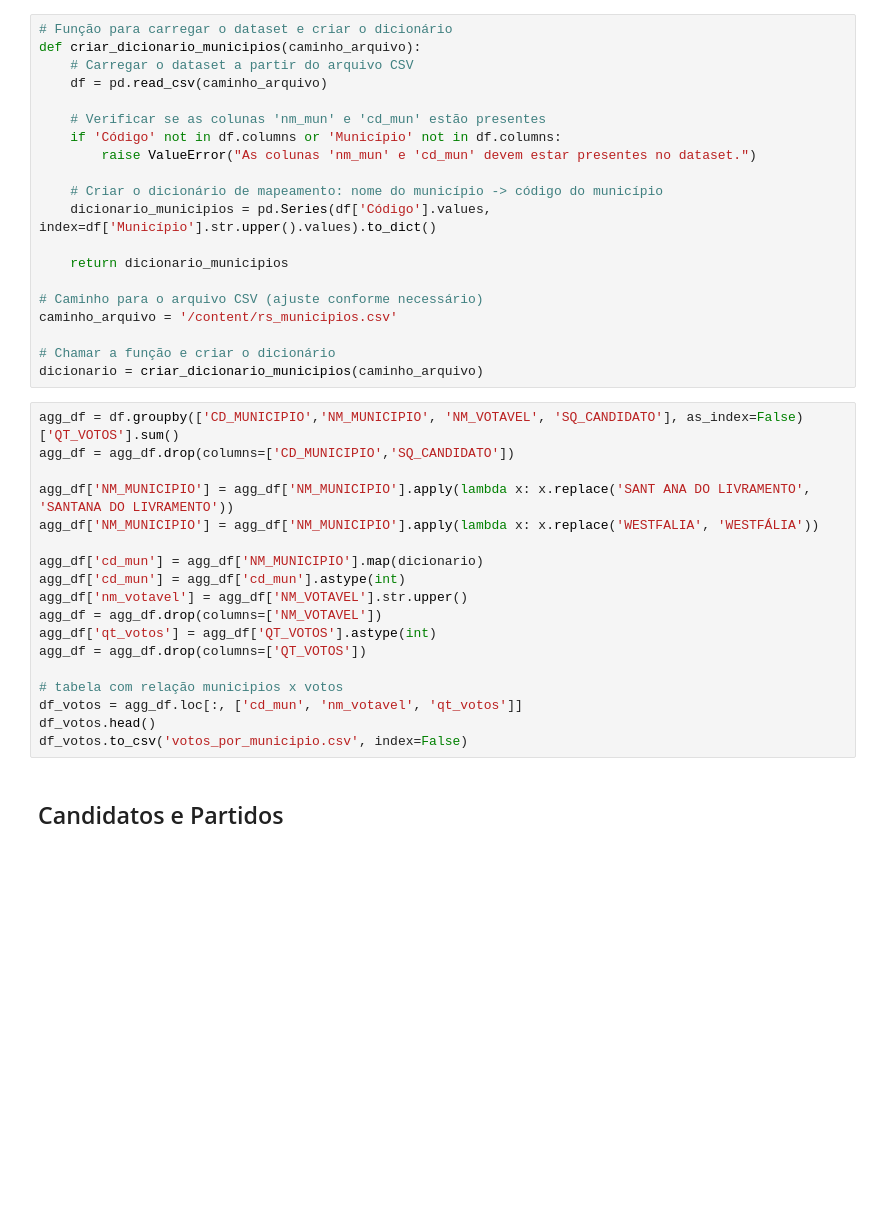
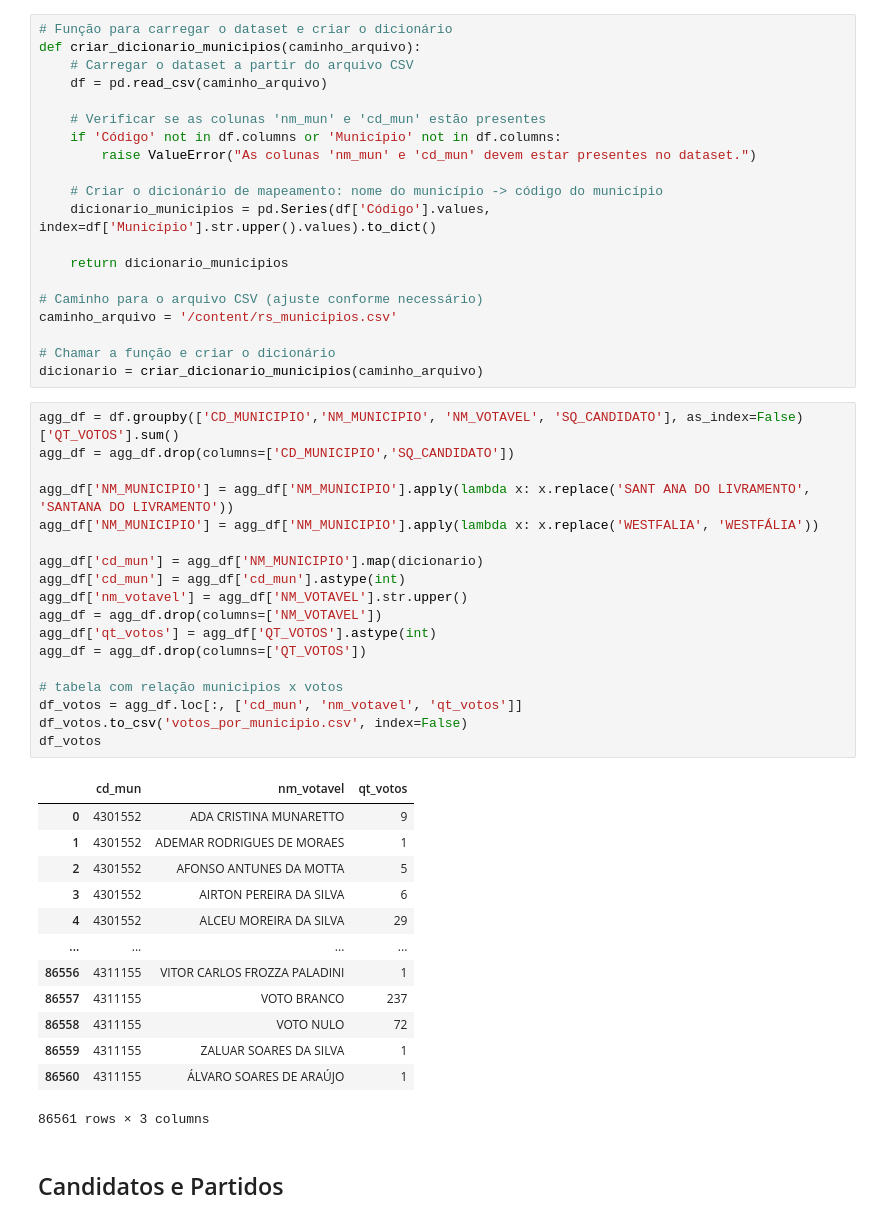
Before and after one commit to thaleshqs/tp1_bdg, a Jupyter notebook: limpeza_dados.ipynb, the cells around one changed output. Saved outputs shown, nothing was run; the diff lists cells and outputs as text; blank space fills up the shorter version.

```diff
--- a/limpeza_dados.ipynb
+++ b/limpeza_dados.ipynb
@@ -51,21 +58,35 @@ dicionario = criar_dicionario_municipios(caminho_arquivo)
 # %%
 agg_df = df.groupby(['CD_MUNICIPIO','NM_MUNICIPIO', 'NM_VOTAVEL', 'SQ_CANDIDATO'], as_index=False)['QT_VOTOS'].sum()
 agg_df = agg_df.drop(columns=['CD_MUNICIPIO','SQ_CANDIDATO'])
 
 agg_df['NM_MUNICIPIO'] = agg_df['NM_MUNICIPIO'].apply(lambda x: x.replace('SANT ANA DO LIVRAMENTO', 'SANTANA DO LIVRAMENTO'))
 agg_df['NM_MUNICIPIO'] = agg_df['NM_MUNICIPIO'].apply(lambda x: x.replace('WESTFALIA', 'WESTFÁLIA'))
 
 agg_df['cd_mun'] = agg_df['NM_MUNICIPIO'].map(dicionario)
 agg_df['cd_mun'] = agg_df['cd_mun'].astype(int)
 agg_df['nm_votavel'] = agg_df['NM_VOTAVEL'].str.upper()
 agg_df = agg_df.drop(columns=['NM_VOTAVEL'])
 agg_df['qt_votos'] = agg_df['QT_VOTOS'].astype(int)
 agg_df = agg_df.drop(columns=['QT_VOTOS'])
 
 # tabela com relação municipios x votos
 df_votos = agg_df.loc[:, ['cd_mun', 'nm_votavel', 'qt_votos']]
-df_votos.head()
 df_votos.to_csv('votos_por_municipio.csv', index=False)
+df_votos
+# %% [output]
+|  | cd_mun | nm_votavel | qt_votos |
+| 0 | 4301552 | ADA CRISTINA MUNARETTO | 9 |
+| 1 | 4301552 | ADEMAR RODRIGUES DE MORAES | 1 |
+| 2 | 4301552 | AFONSO ANTUNES DA MOTTA | 5 |
+| 3 | 4301552 | AIRTON PEREIRA DA SILVA | 6 |
+| 4 | 4301552 | ALCEU MOREIRA DA SILVA | 29 |
+| ... | ... | ... | ... |
+| 86556 | 4311155 | VITOR CARLOS FROZZA PALADINI | 1 |
+| 86557 | 4311155 | VOTO BRANCO | 237 |
+| 86558 | 4311155 | VOTO NULO | 72 |
+| 86559 | 4311155 | ZALUAR SOARES DA SILVA | 1 |
+| 86560 | 4311155 | ÁLVARO SOARES DE ARAÚJO | 1 |
+86561 rows × 3 columns
 # %% [markdown]
 ## Candidatos e Partidos
 # %%
```
Also changed, not shown: parts of 1 cell of this notebook.
